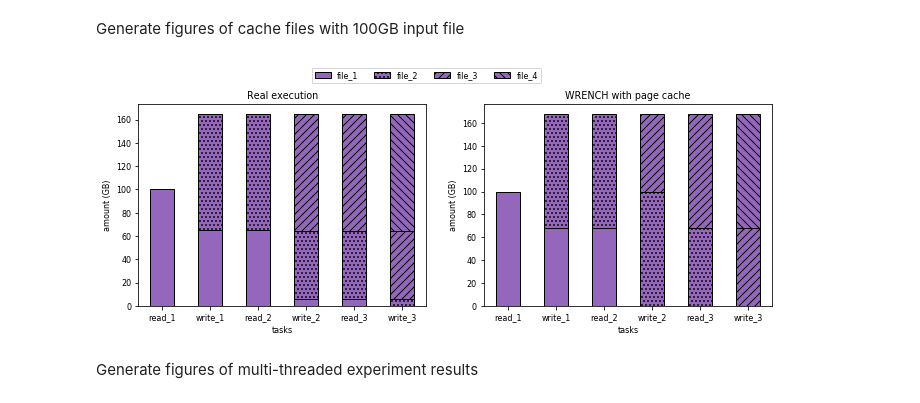
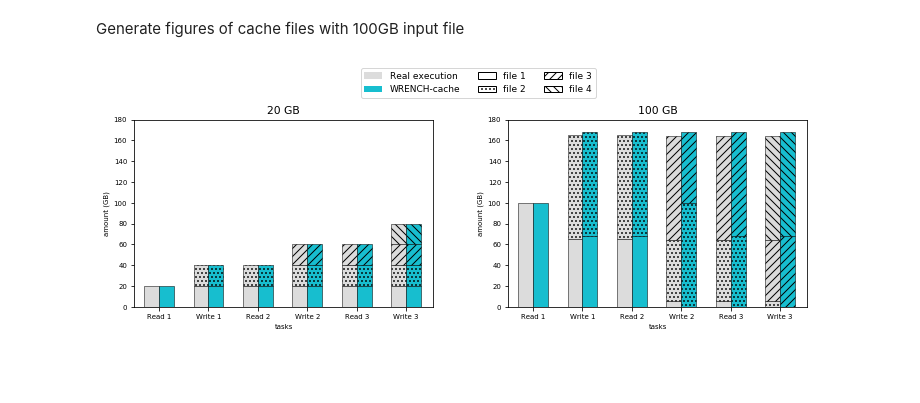
Before and after one commit to big-data-lab-team/paper-io-simulation, a Jupyter notebook: generate_figures.ipynb, the cells around one changed output. Drawn from its saved outputs; the diff is of its cells as text; code cells hidden in the pictures; blank space fills up the shorter version.

```diff
--- a/generate_figures.ipynb
+++ b/generate_figures.ipynb
@@ -27,8 +27,6 @@ plot_error.plot_error()
 # %% [markdown]
 Generate figures of cache files with 100GB input file
-# %%
-plot_cache.plot_cache("fincore/real.csv", "fincore/sim.csv")
-# %% [output]
-[figure, removed]
-# %% [markdown]
-Generate figures of multi-threaded experiment results
+# %%
+plot_cache.plot_cache_v2()
+# %% [output]
+[figure, added]
```
Also changed, not shown: parts of 6 cells of this notebook, 1 other file.
